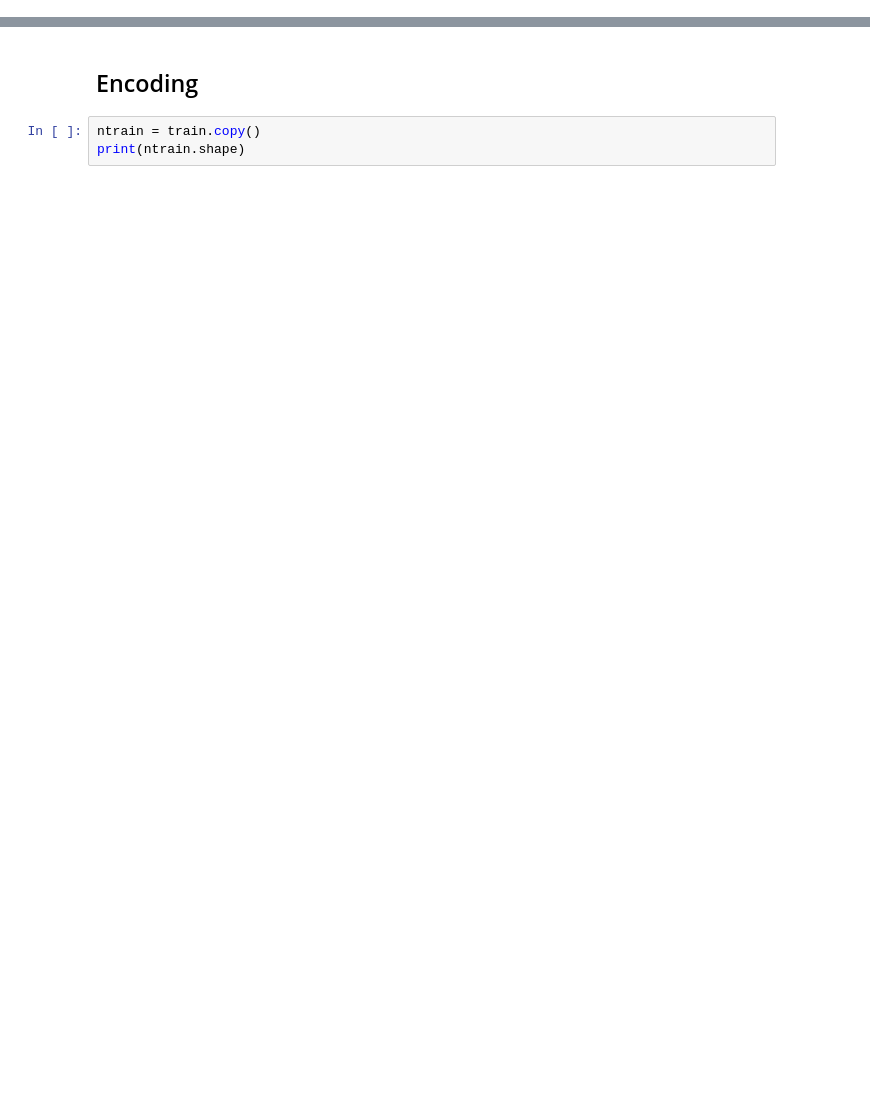
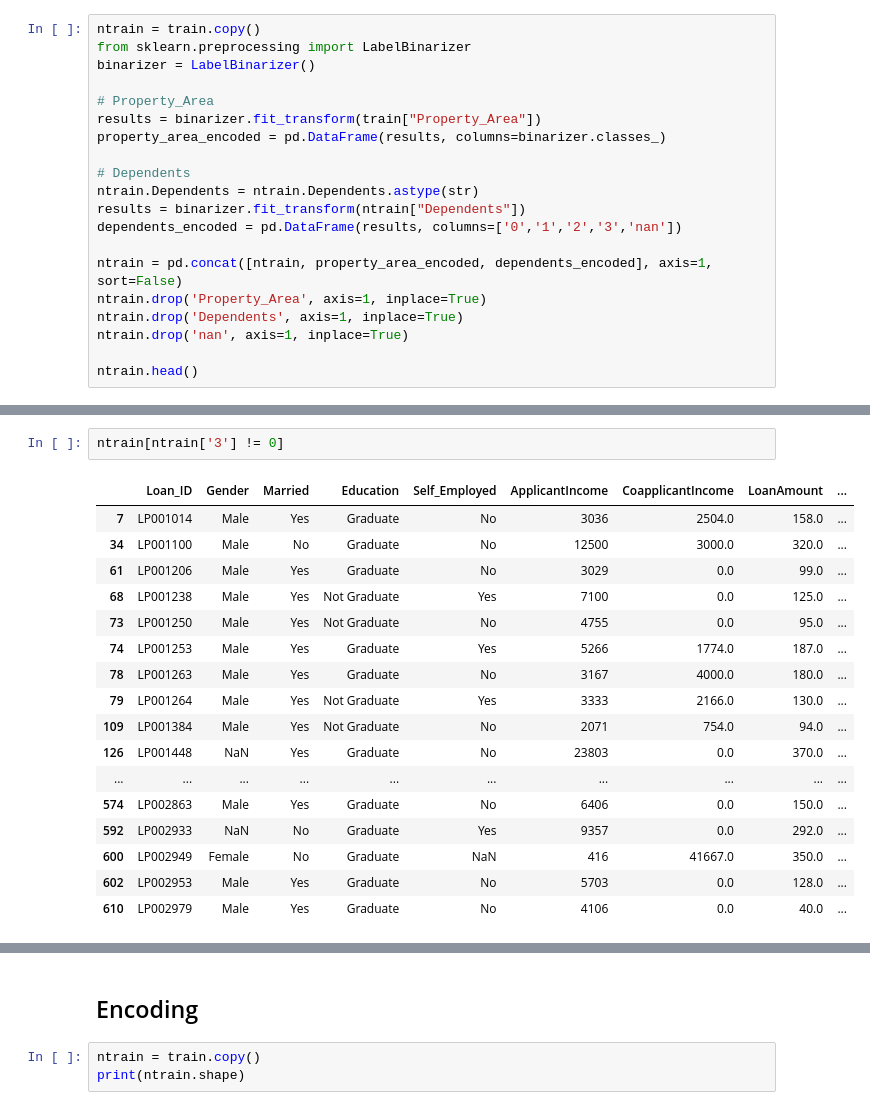
Before and after one commit to imeugeneco/chonggakkimchi, a Jupyter notebook: loan-prediction/test.ipynb, the cells around one changed output, grey strips where cells are left out. Saved outputs shown, nothing was run; the diff lists cells and outputs as text; blank space fills up the shorter version.

```diff
--- a/loan-prediction/test.ipynb
+++ b/loan-prediction/test.ipynb
@@ -16,0 +9,20 @@ train.head()
+# %%
+ntrain = train.copy()
+from sklearn.preprocessing import LabelBinarizer
+binarizer = LabelBinarizer()
+
+# Property_Area
+results = binarizer.fit_transform(train["Property_Area"])
+property_area_encoded = pd.DataFrame(results, columns=binarizer.classes_)
+
+# Dependents
+ntrain.Dependents = ntrain.Dependents.astype(str)
+results = binarizer.fit_transform(ntrain["Dependents"])
+dependents_encoded = pd.DataFrame(results, columns=['0','1','2','3','nan'])
+
+ntrain = pd.concat([ntrain, property_area_encoded, dependents_encoded], axis=1, sort=False)
+ntrain.drop('Property_Area', axis=1, inplace=True)
+ntrain.drop('Dependents', axis=1, inplace=True)
+ntrain.drop('nan', axis=1, inplace=True)
+
+ntrain.head()
@@ -17,2 +45,22 @@ train.head()
+# %%
+ntrain[ntrain['3'] != 0]
+# %% [output]
+|  | Loan_ID | Gender | Married | Education | Self_Employed | ApplicantIncome | CoapplicantIncome | LoanAmount | ... |
+| 7 | LP001014 | Male | Yes | Graduate | No | 3036 | 2504.0 | 158.0 | ... |
+| 34 | LP001100 | Male | No | Graduate | No | 12500 | 3000.0 | 320.0 | ... |
+| 61 | LP001206 | Male | Yes | Graduate | No | 3029 | 0.0 | 99.0 | ... |
+| 68 | LP001238 | Male | Yes | Not Graduate | Yes | 7100 | 0.0 | 125.0 | ... |
+| 73 | LP001250 | Male | Yes | Not Graduate | No | 4755 | 0.0 | 95.0 | ... |
+| 74 | LP001253 | Male | Yes | Graduate | Yes | 5266 | 1774.0 | 187.0 | ... |
+| 78 | LP001263 | Male | Yes | Graduate | No | 3167 | 4000.0 | 180.0 | ... |
+| 79 | LP001264 | Male | Yes | Not Graduate | Yes | 3333 | 2166.0 | 130.0 | ... |
+| 109 | LP001384 | Male | Yes | Not Graduate | No | 2071 | 754.0 | 94.0 | ... |
+| 126 | LP001448 | NaN | Yes | Graduate | No | 23803 | 0.0 | 370.0 | ... |
+| ... | ... | ... | ... | ... | ... | ... | ... | ... | ... |
+| 574 | LP002863 | Male | Yes | Graduate | No | 6406 | 0.0 | 150.0 | ... |
+| 592 | LP002933 | NaN | No | Graduate | Yes | 9357 | 0.0 | 292.0 | ... |
+| 600 | LP002949 | Female | No | Graduate | NaN | 416 | 41667.0 | 350.0 | ... |
+| 602 | LP002953 | Male | Yes | Graduate | No | 5703 | 0.0 | 128.0 | ... |
+| 610 | LP002979 | Male | Yes | Graduate | No | 4106 | 0.0 | 40.0 | ... |
 # %%
 train.dtypes
```
Also changed, not shown: parts of 35 cells of this notebook, 2 other files.
